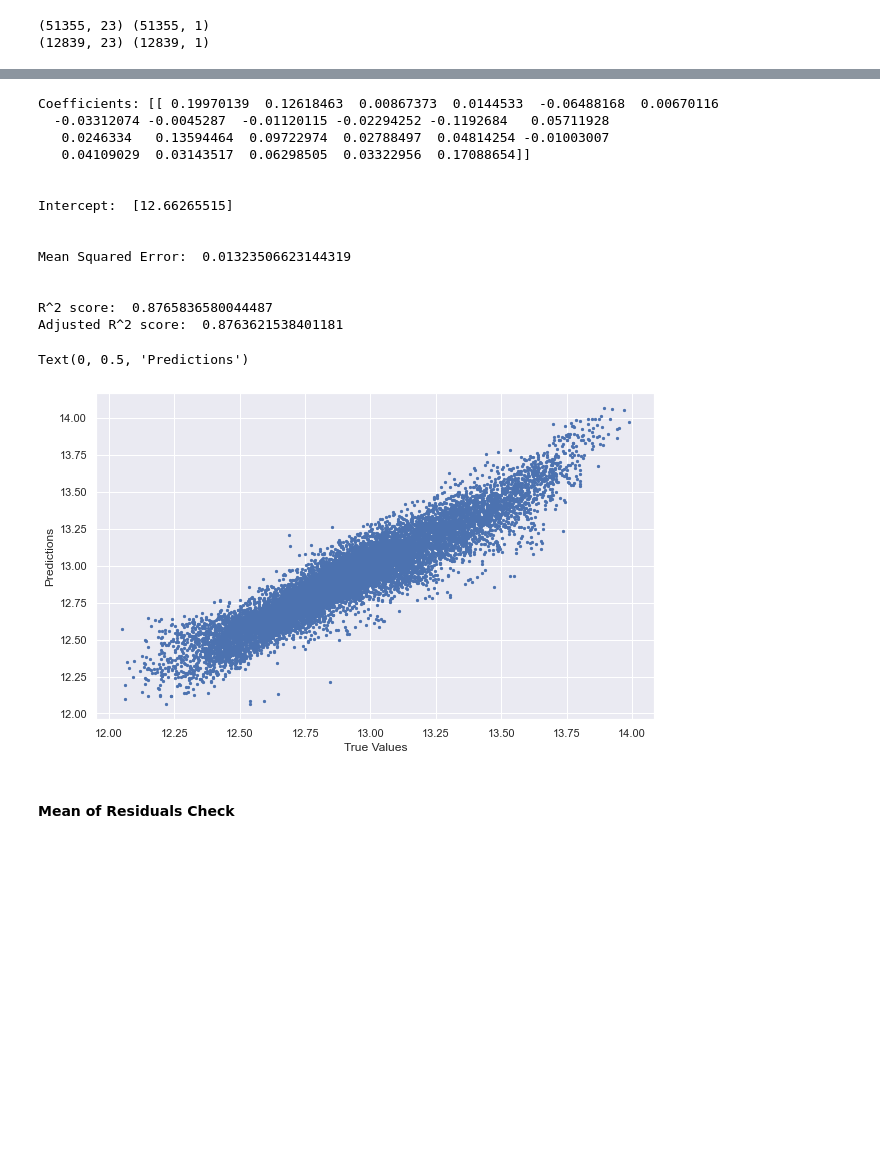
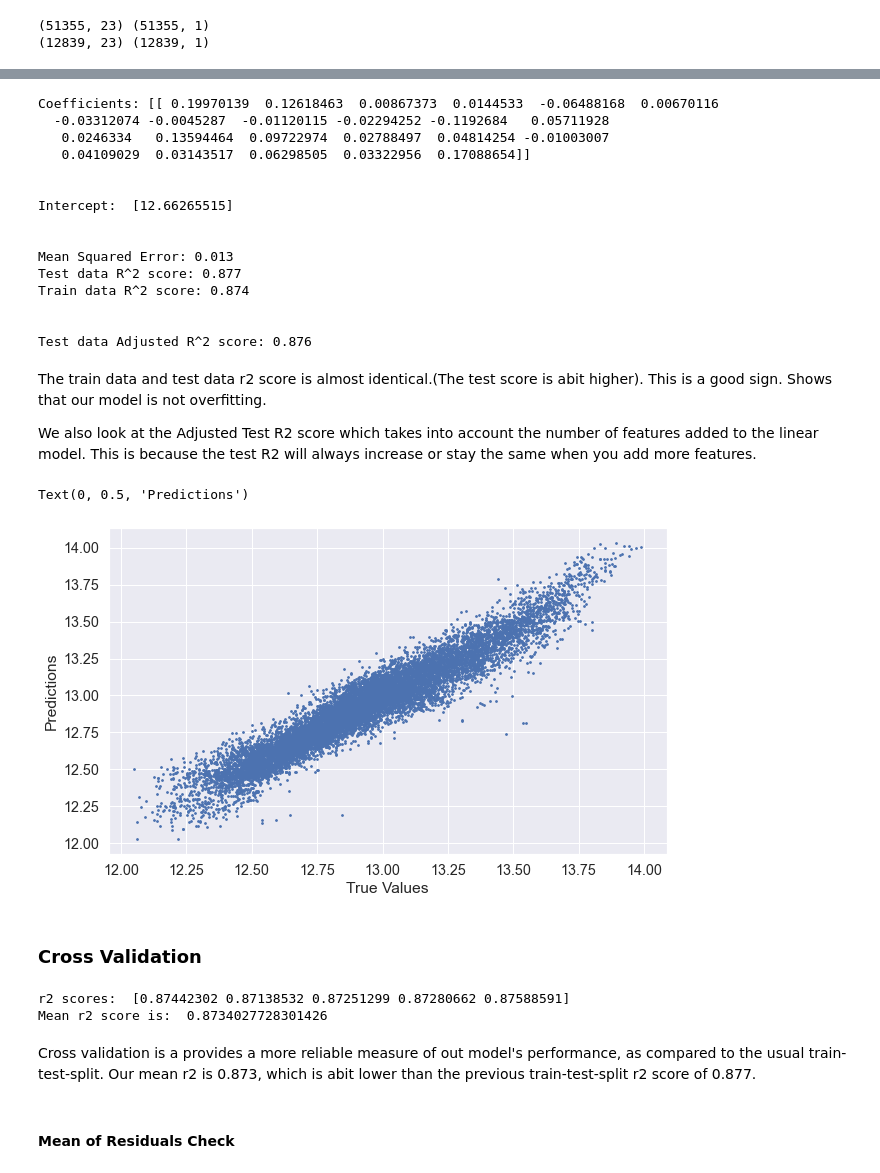
Before and after one commit to milkmanex1/HDB, a Jupyter notebook: Linear Regression.ipynb, the cells around one changed output, grey strips where cells are left out. Drawn from its saved outputs; the diff is of its cells as text; code cells hidden in the pictures; blank space fills up the shorter version.

```diff
--- a/Linear Regression.ipynb
+++ b/Linear Regression.ipynb
@@ -42,10 +85,12 @@ print('Coefficients:', model.coef_)
 print('\n')
 print('Intercept: ', model.intercept_)
 print('\n')
-print('Mean Squared Error: ', mean_squared_error(y_test, predictions))
+print('Mean Squared Error: %0.3f ' %mean_squared_error(y_test, predictions))
+print('Test data R^2 score: %0.3f' %model.score(X_test, y_test))
+print('Train data R^2 score: %0.3f' %model.score(X_train, y_train))
 print('\n')
-print('R^2 score: ', model.score(X_test, y_test))
-print('Adjusted R^2 score: ', 1 - (1-model.score(X_test, y_test))*(len(y_test)-1)/(len(y_test)-X_test.shape[1]-1))
+adjusted_r2 = 1 - (1-model.score(X_test, y_test))*(len(y_test)-1)/(len(y_test)-X_test.shape[1]-1)
+print('Test data Adjusted R^2 score: %0.3f' %adjusted_r2)
 # %% [output]
 Coefficients: [[ 0.19970139  0.12618463  0.00867373  0.0144533  -0.06488168  0.00670116
   -0.03312074 -0.0045287  -0.01120115 -0.02294252 -0.1192684   0.05711928
@@ -56,20 +101,40 @@ Coefficients: [[ 0.19970139  0.12618463  0.00867373  0.0144533  -0.06488168  0.0
 Intercept:  [12.66265515]
 
 
-Mean Squared Error:  0.01323506623144319
+Mean Squared Error: 0.013
+Test data R^2 score: 0.877
+Train data R^2 score: 0.874
 
 
-R^2 score:  0.8765836580044487
-Adjusted R^2 score:  0.8763621538401181
+Test data Adjusted R^2 score: 0.876
+# %% [markdown]
+The train data and test data r2 score is almost identical.(The test score is abit higher). This is a good sign. Shows that our model is not overfitting.
+
+We also look at the Adjusted Test R2 score which takes into account the number of features added to the linear model. This is because the test R2 will always increase or stay the same when you add more features.
 # %%
 ## Plot the accuracy of our predictions
 plt.figure(figsize=(10, 6))
-plt.scatter(y_test, predictions, s = 5)
+plt.scatter(y_test, predictions, s = 3)
 plt.xlabel("True Values")
 plt.ylabel("Predictions")
 # %% [output]
 Text(0, 0.5, 'Predictions')
-[figure, old version]
+[figure, new version]
+# %% [markdown]
+### Cross Validation
+# %%
+from sklearn.model_selection import cross_val_score
+from sklearn.model_selection import KFold
+lm = linear_model.LinearRegression()
+r2_scores = cross_val_score(lm, X_train, y_train, scoring='r2', cv=5) ##cross val on entire dataset
+print('r2 scores: ', r2_scores)
+print('Mean r2 score is: ', sum(r2_scores)/5)
+# %% [output]
+r2 scores:  [0.87442302 0.87138532 0.87251299 0.87280662 0.87588591]
+Mean r2 score is:  0.8734027728301426
+# %% [markdown]
+Cross validation is a provides a more reliable measure of out model's performance, as compared to the usual train-test-split.
+Our mean r2 is 0.873, which is abit lower than the previous train-test-split r2 score of 0.877.
 # %% [markdown]
 #### Mean of Residuals Check
 # %%
```
Also changed, not shown: parts of 43 cells of this notebook.
